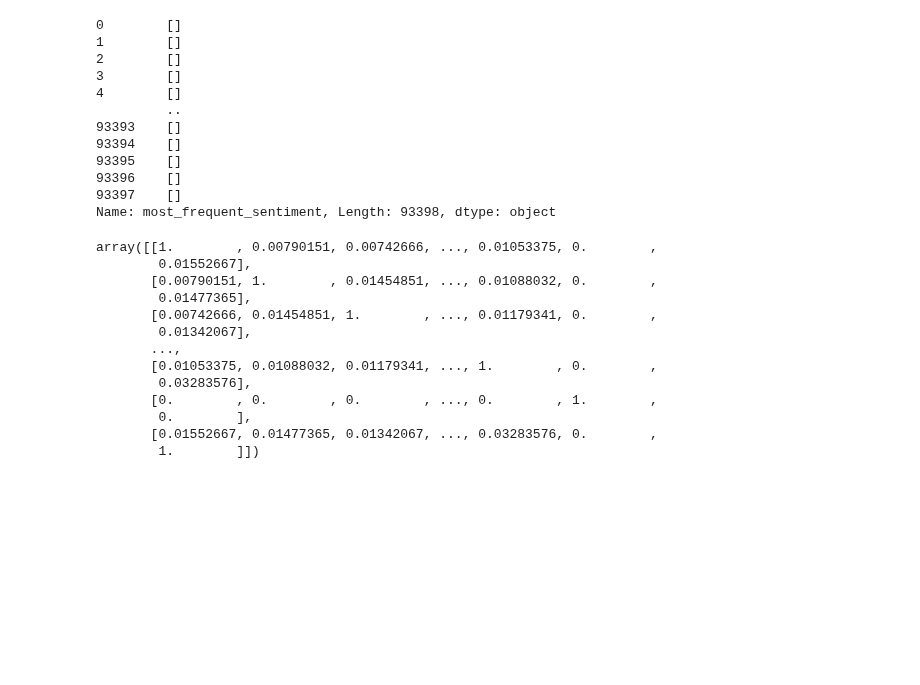
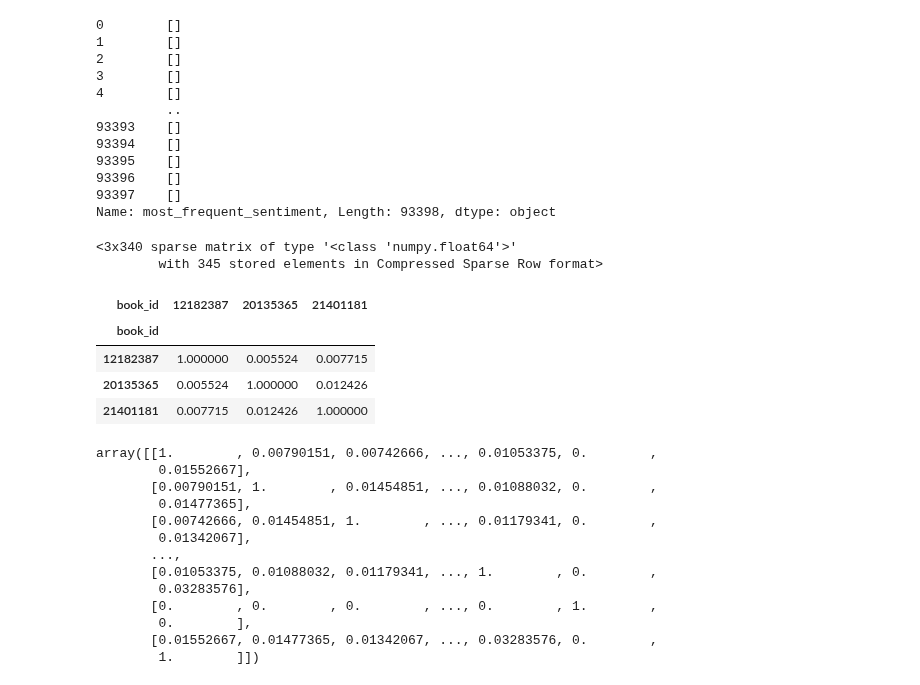
Before and after one commit to Pomichal/oznal-project, a Jupyter notebook: notebooks/Preprocessing.ipynb, the cells around one changed output. Drawn from its saved outputs; the diff is of its cells as text; code cells hidden in the pictures; blank space fills up the shorter version.

```diff
--- a/notebooks/Preprocessing.ipynb
+++ b/notebooks/Preprocessing.ipynb
@@ -29,0 +51,2 @@ from sklearn.preprocessing import MinMaxScaler
+# %%
+books['text_reviews_count'] = [top_books[i] if i in top_books.index else 0 for i in books['book_id']]
@@ -36,5 +88,0 @@ In this notebook, we are going to preprocess our data, so we can use them during
-# %%
-books = pd.read_csv('../data/books.csv', nrows=100)
-reviews = pd.read_csv('../data/reviews.csv', nrows=100)
-# intr = pd.read_csv('../data/interactions.csv')
-# authors = pd.read_csv('../data/authors.csv')
@@ -110,10 +311,25 @@ from sklearn.metrics.pairwise import linear_kernel
 from nltk.corpus import stopwords
 from sklearn.feature_extraction.text import TfidfVectorizer
 
-books = books[books['description'].notna()]
+books = books[books['description'].notna()].head(3)
 tf = TfidfVectorizer(analyzer='word',ngram_range=(1, 2),min_df=0, stop_words='english')
 tfidf_matrix = tf.fit_transform(books.description)
 cosine_sim = linear_kernel(tfidf_matrix, tfidf_matrix)
+# %%
+tfidf_matrix
+# %% [output]
+<3x340 sparse matrix of type '<class 'numpy.float64'>'
+        with 345 stored elements in Compressed Sparse Row format>
+# %%
+asdf = pd.DataFrame(data=linear_kernel(tfidf_matrix, tfidf_matrix), index=books['book_id'], columns=books['book_id'])
+# %%
+asdf
+# %% [output]
+| book_id | 12182387 | 20135365 | 21401181 |
+| book_id |  |  |  |
+| 12182387 | 1.000000 | 0.005524 | 0.007715 |
+| 20135365 | 0.005524 | 1.000000 | 0.012426 |
+| 21401181 | 0.007715 | 0.012426 | 1.000000 |
 # %%
 cosine_sim
 # %% [output]
```
Also changed, not shown: parts of 20 cells of this notebook.
